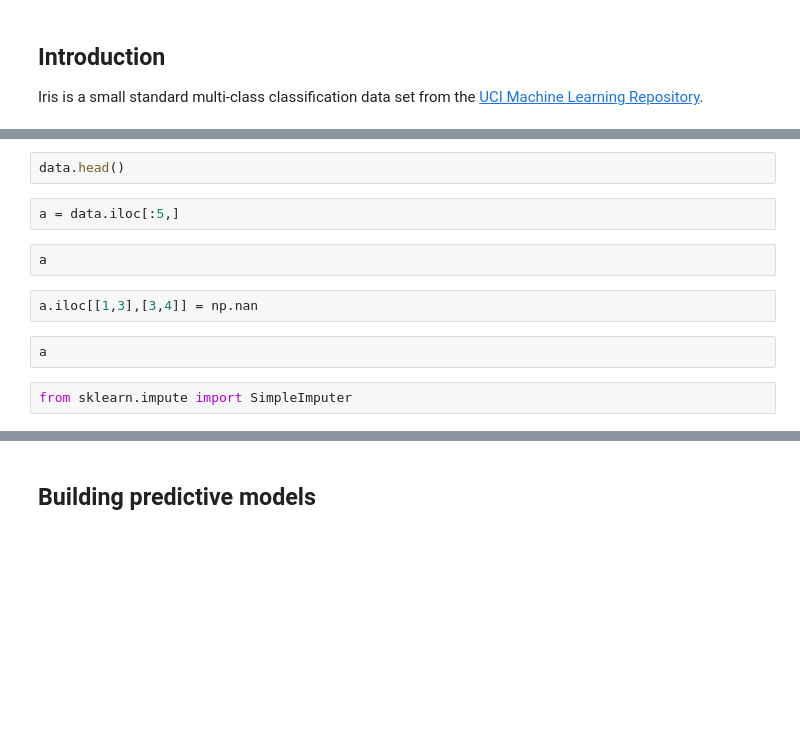
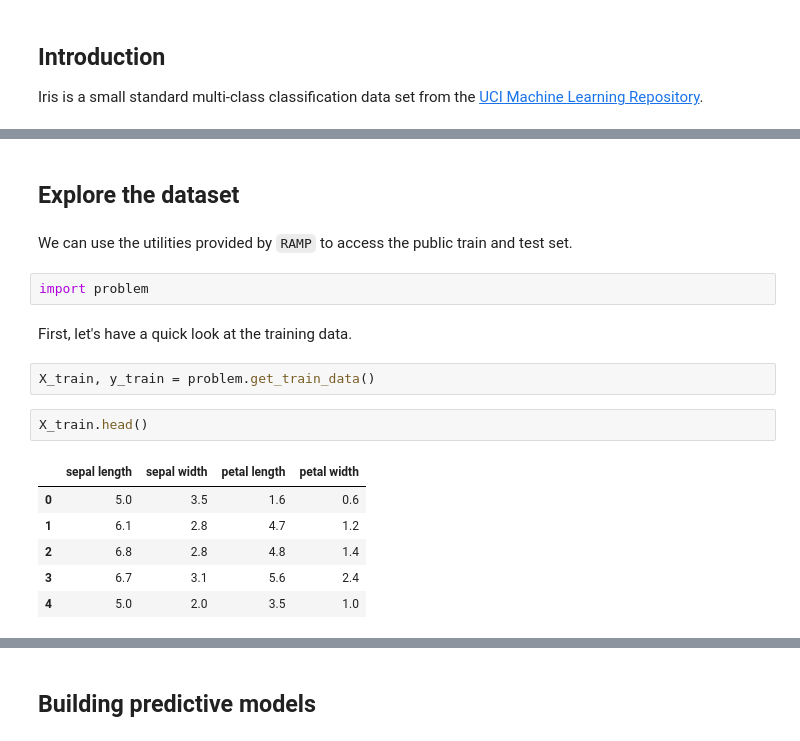
Before and after one commit to ramp-kits/iris, a Jupyter notebook: iris_starting_kit.ipynb, the cells around one changed output, grey strips where cells are left out. Drawn from its saved outputs; the diff is of its cells as text; blank space fills up the shorter version.

```diff
--- a/iris_starting_kit.ipynb
+++ b/iris_starting_kit.ipynb
@@ -29,12 +14,19 @@ data = pd.read_csv(local_filename)
+# %% [markdown]
+## Explore the dataset
+# %% [markdown]
+We can use the utilities provided by `RAMP` to access the public train and test set.
+# %%
+import problem
+# %% [markdown]
+First, let's have a quick look at the training data.
+# %%
+X_train, y_train = problem.get_train_data()
 # %%
-data.head()
+X_train.head()
+# %% [output]
+|  | sepal length | sepal width | petal length | petal width |
+| 0 | 5.0 | 3.5 | 1.6 | 0.6 |
+| 1 | 6.1 | 2.8 | 4.7 | 1.2 |
+| 2 | 6.8 | 2.8 | 4.8 | 1.4 |
+| 3 | 6.7 | 3.1 | 5.6 | 2.4 |
+| 4 | 5.0 | 2.0 | 3.5 | 1.0 |
-# %%
-a = data.iloc[:5,]
-# %%
-a
-# %%
-a.iloc[[1,3],[3,4]] = np.nan
-# %%
-a
-# %%
-from sklearn.impute import SimpleImputer
```
Also changed, not shown: parts of 30 cells of this notebook, 2 other files.
